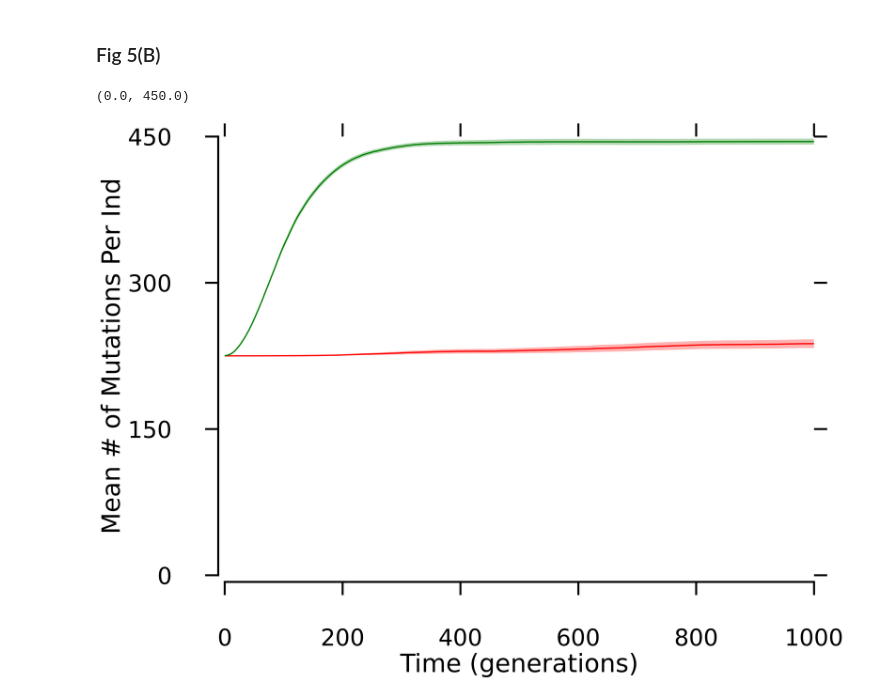
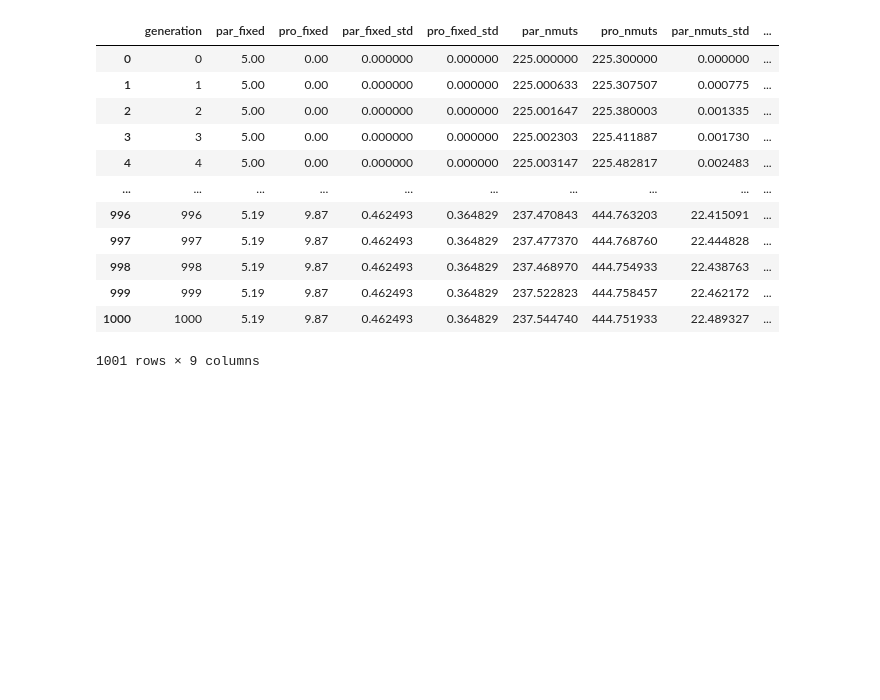
Before and after one commit to rbazev/sex_amitosis_evolvability, a Jupyter notebook: Figure_6.ipynb, the cells around one changed output. Cells and saved outputs as stored; diff of their text form; code cells hidden in the pictures; blank space fills up the shorter version.

```diff
--- a/Figure_6.ipynb
+++ b/Figure_6.ipynb
@@ -283,43 +19,0 @@ plt.legend(loc=2, frameon=False, prop={'size':38})
-# %% [markdown]
-### Fig 5(B)
-# %%
-fig = plt.figure(figsize=(16, 12), dpi =300)
-ax = fig.add_subplot(111)
-publication_figure2(ax)
-# ax.scatter(0,0)
-
-ax.set_xlim(0,1000)
-
-t = generation_list
-
-a1 = t1_pop_mutnum_per_ind_mean[0]
-error_a1 = list(1.98* np.array(t1_pop_mutnum_per_ind_std[0])/((100)**0.5))
-
-
-a2 = t1_pop_mutnum_per_ind_mean[1]
-error_a2 = list(1.98* np.array(t1_pop_mutnum_per_ind_std[1])/((100)**0.5))
-
-
-# ax.set_title('Pop Mut # Per Locus_N3K_U3S3L5_Parent B Data (excluding initially fixed loci)', fontsize =30)
-ax.set_xlabel('Time (generations)', fontsize =38)
-ax.set_ylabel('Mean # of Mutations Per Ind', fontsize =38)
-
-
-
-ax.plot(t,a1,'r', label = 'Parent',  linewidth=2.0, alpha =1)
-ax.fill_between(t, np.array(a1)- np.array(error_a1), np.array(a1)+ np.array(error_a1), alpha =0.3, facecolor='r')
-
-
-ax.plot(t,a2,'g', label = 'Progeny',  linewidth=2.0, alpha =1)
-ax.fill_between(t, np.array(a2)- np.array(error_a2), np.array(a2)+ np.array(error_a2), alpha =0.3, facecolor='g')
-
-
-ax.minorticks_off()
-
-
-ax.set_yticks([0, 150, 300, 450])
-
-ax.set_ylim(0, 450)
-# %% [output]
-(0.0, 450.0)
-[figure, removed]
@@ -325,0 +26,17 @@ ax.set_ylim(0, 450)
+# %%
+data = pd.read_csv('data/Figure_6_data.csv', nrows=1001)
+data
+# %% [output]
+|  | generation | par_fixed | pro_fixed | par_fixed_std | pro_fixed_std | par_nmuts | pro_nmuts | par_nmuts_std | ... |
+| 0 | 0 | 5.00 | 0.00 | 0.000000 | 0.000000 | 225.000000 | 225.300000 | 0.000000 | ... |
+| 1 | 1 | 5.00 | 0.00 | 0.000000 | 0.000000 | 225.000633 | 225.307507 | 0.000775 | ... |
+| 2 | 2 | 5.00 | 0.00 | 0.000000 | 0.000000 | 225.001647 | 225.380003 | 0.001335 | ... |
+| 3 | 3 | 5.00 | 0.00 | 0.000000 | 0.000000 | 225.002303 | 225.411887 | 0.001730 | ... |
+| 4 | 4 | 5.00 | 0.00 | 0.000000 | 0.000000 | 225.003147 | 225.482817 | 0.002483 | ... |
+| ... | ... | ... | ... | ... | ... | ... | ... | ... | ... |
+| 996 | 996 | 5.19 | 9.87 | 0.462493 | 0.364829 | 237.470843 | 444.763203 | 22.415091 | ... |
+| 997 | 997 | 5.19 | 9.87 | 0.462493 | 0.364829 | 237.477370 | 444.768760 | 22.444828 | ... |
+| 998 | 998 | 5.19 | 9.87 | 0.462493 | 0.364829 | 237.468970 | 444.754933 | 22.438763 | ... |
+| 999 | 999 | 5.19 | 9.87 | 0.462493 | 0.364829 | 237.522823 | 444.758457 | 22.462172 | ... |
+| 1000 | 1000 | 5.19 | 9.87 | 0.462493 | 0.364829 | 237.544740 | 444.751933 | 22.489327 | ... |
+1001 rows × 9 columns
```
Also changed, not shown: parts of 23 cells of this notebook.
